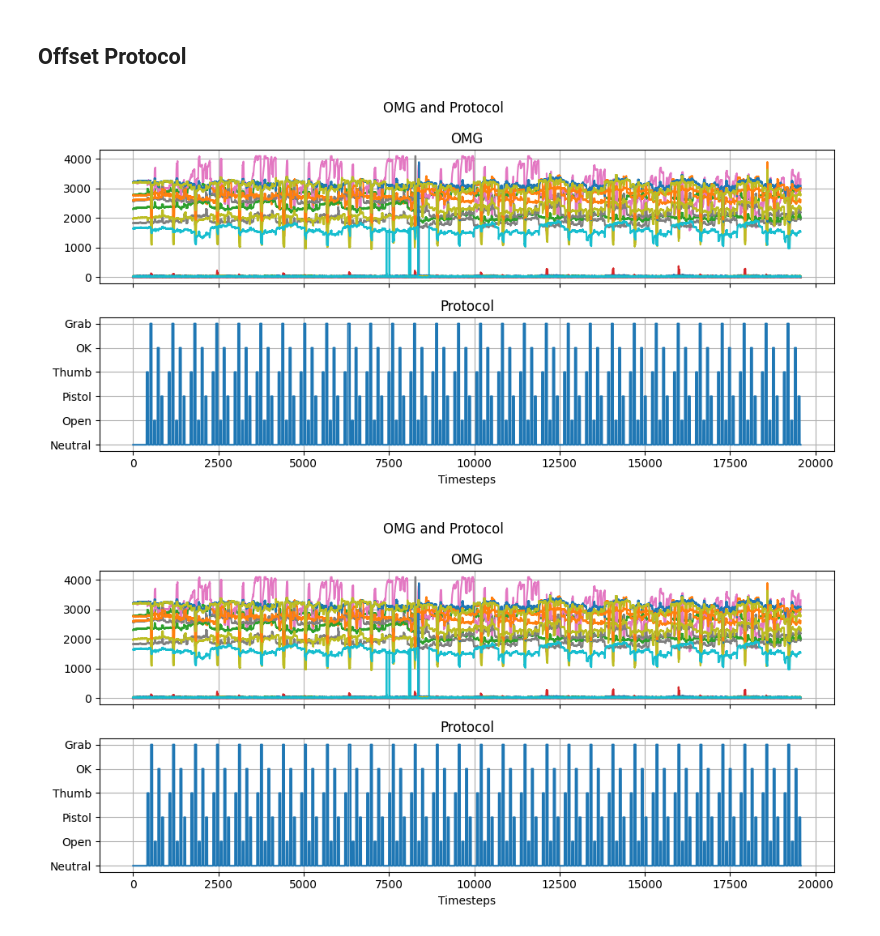
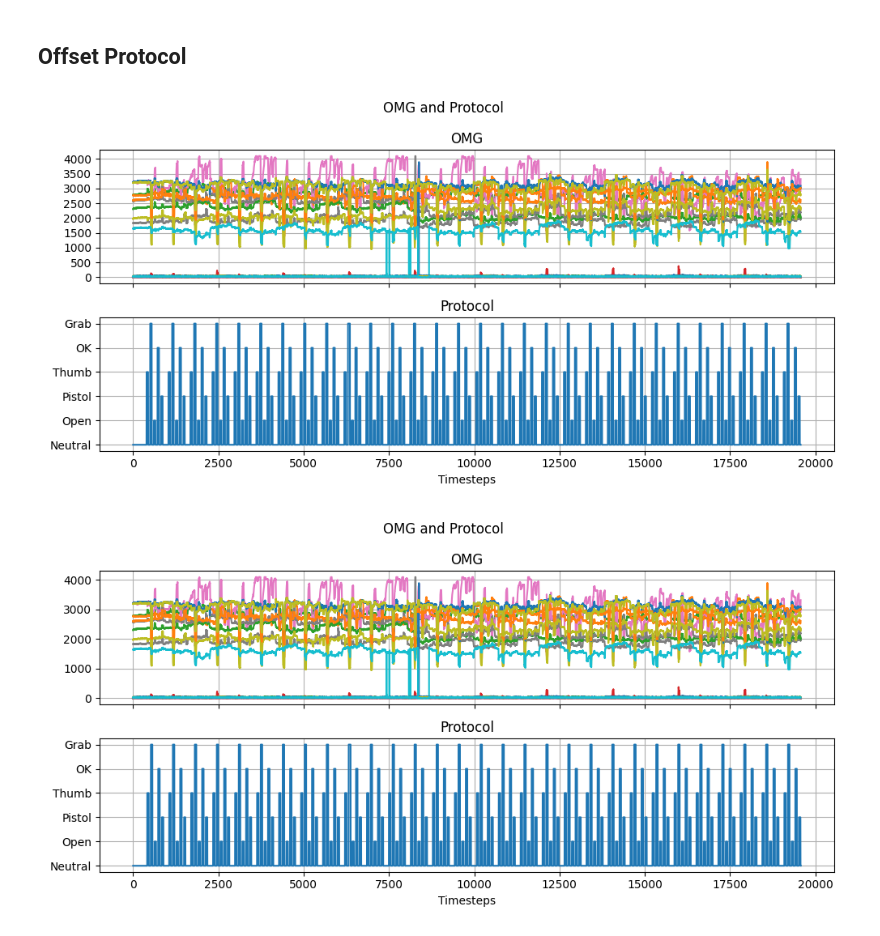
Before and after one commit to DenisBaburin/motorika_internship_team2, a Jupyter notebook: main.ipynb, the cells around one changed output. Saved outputs shown, nothing was run; the diff lists cells and outputs as text; code cells hidden in the pictures.

```diff
--- a/main.ipynb
+++ b/main.ipynb
@@ -251,21 +251,23 @@ array([0, 0, 0, ..., 0, 0, 0])
 # %%
 fig, axx = plt.subplots(2, 1, sharex=True, figsize=(10, 5))
 plt.sca(axx[0])
-plt.plot(gestures[OMG_CH].values)
+plt.plot(gestures[OMG_CH].values) # OMG_CH
+plt.yticks(np.arange(0, 4500,500))
+#plt.pcolor(scaled_data.T)
 plt.grid()
 plt.title('OMG')
 
 plt.sca(axx[1])
 plt.plot(y_cmd)
 plt.grid()
 plt.yticks(np.arange(len(GESTURES)), GESTURES)
 plt.xlabel('Timesteps')
 plt.title('Protocol')
 
 plt.suptitle('OMG and Protocol')
 plt.tight_layout()
 # %% [output]
-[figure, old version]
+[figure, new version]
 # %%
 # Функция смещения numpy массива
 def shift(arr, n, fill=0):
```
Also changed, not shown: parts of 10 cells of this notebook, 1 other file.
